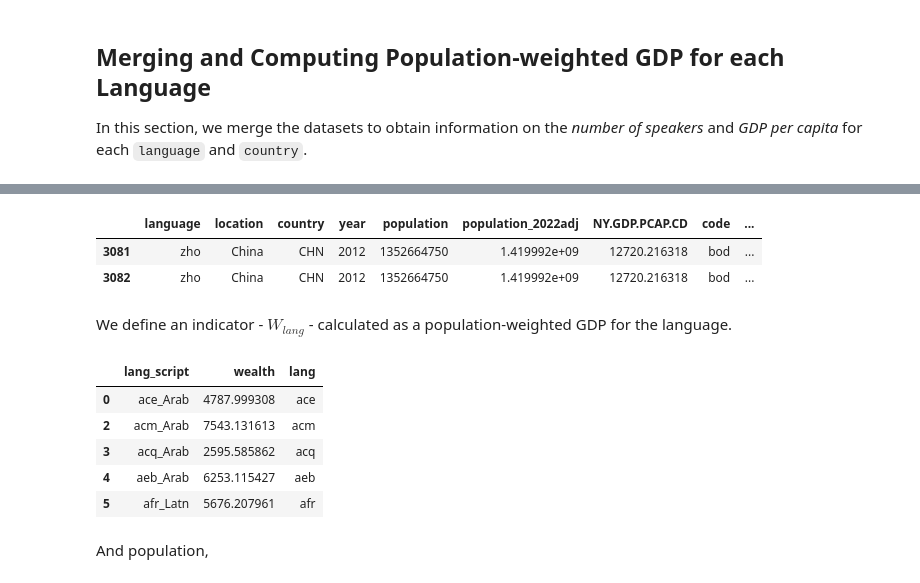
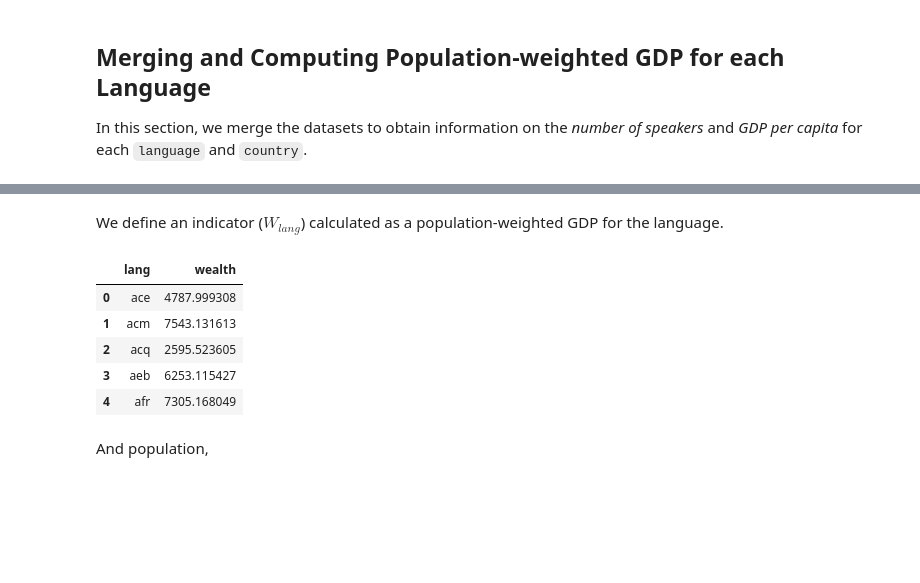
Before and after one commit to worldbank/double-jeopardy-in-llms, a Jupyter notebook: notebooks/compute-premium-costs.ipynb, the cells around one changed output, grey strips where cells are left out. Cells and saved outputs as stored; diff of their text form; code cells hidden in the pictures; blank space fills up the shorter version.

````diff
--- a/notebooks/compute-premium-costs.ipynb
+++ b/notebooks/compute-premium-costs.ipynb
@@ -100,6 +103,6 @@ In this section, we import the pre-cooked data, whose relevant columns are `lang
 Please note that the column `population_2022adj either 2022 or 2023, if available or 2022 adjusted.
 ```
 # %%
-LANG_POP = pd.read_csv("../data/processed/lang_pop2022adj_man.csv")
-LANG_POP[["language", "location", "country", "population_2022adj"]]
+LANG_POP = pd.read_csv("../data/processed/lang_pop2022adj.csv")
+LANG_POP[["lang", "location", "country", "population_2022adj"]]
 # %% [output]
@@ -133,17 +128,6 @@ LANG_POP["NY.GDP.PCAP.CD"] = LANG_POP["country"].apply(fetch_gdp_per_capita)
 
 The [World Bank Country API](https://datahelpdesk.worldbank.org/knowledgebase/articles/898590-country-api-queries) returns the current (as of 2024) [World Bank Country and Lending Groups](https://datahelpdesk.worldbank.org/knowledgebase/articles/906519-world-bank-country-and-lending-groups).
 # %%
-WB_COUNTRIES = pd.read_csv("../data/processed/language_country_income_level.csv")
-WB_COUNTRIES = WB_COUNTRIES.drop_duplicates(["id", "incomeLevel"])
-WB_COUNTRIES = WB_COUNTRIES[
-    [
-        "code",
-        "id",
-        "name",
-        "region",
-        "incomeLevel",
-        "capitalCity",
-        "longitude",
-        "latitude",
-    ]
-]
+WB_COUNTRIES = pd.read_csv(
+    "../data/processed/language_country_income_level.csv"
+).drop_duplicates(["id", "incomeLevel"])[["id", "incomeLevel"]]
@@ -152,7 +142,7 @@ WB_COUNTRIES = WB_COUNTRIES[
 
 In this section, we merge the datasets to obtain information on the *number of speakers* and *GDP per capita* for each `language` and `country`.
 # %%
-df = LANG_POP.merge(
+PREMIUMS = LANG_POP.merge(
     WB_COUNTRIES, left_on=["country"], right_on=["id"], how="left"
-).merge(COSTS, left_on=["language"], right_on=["lang"], how="left")
+).merge(PREMIUMS, on=["lang"], how="left")
 # %%
@@ -170,29 +151,28 @@ df.head()
-# %%
-df[df["lang"] == "zho"]
-# %% [output]
-|  | language | location | country | year | population | population_2022adj | NY.GDP.PCAP.CD | code | ... |
-| 3081 | zho | China | CHN | 2012 | 1352664750 | 1.419992e+09 | 12720.216318 | bod | ... |
-| 3082 | zho | China | CHN | 2012 | 1352664750 | 1.419992e+09 | 12720.216318 | bod | ... |
 # %% [markdown]
-We define an indicator - $W_{lang}$ -  calculated as a population-weighted GDP for the language.
+We define an indicator ($W_{lang}$) calculated as a population-weighted GDP for the language.
 # %%
-df["wealth"] = df["population_2022adj"] * df["NY.GDP.PCAP.CD"]
+wealth = PREMIUMS.copy()
 
-wealth = df.groupby(["lang_script"]).apply(
-    lambda x: x["wealth"].sum() / x["population_2022adj"].sum(),
-    include_groups=False,
+wealth["wealth"] = wealth["population_2022adj"] * wealth["NY.GDP.PCAP.CD"]
+wealth = (
+    wealth.groupby(["lang"])
+    .apply(
+        lambda x: x["wealth"].sum() / x["population_2022adj"].sum(),
+        include_groups=False,
+    )
+    .to_frame("wealth")
+    .reset_index()
 )
-wealth = wealth.to_frame("wealth").reset_index()
-wealth["lang"] = wealth["lang_script"].str.split("_").str[0]
-wealth.drop_duplicates(subset=["wealth", "lang"], inplace=True)
+# wealth["lang"] = wealth["lang_script"].str.split("_").str[0]
+# wealth.drop_duplicates(subset=["wealth", "lang"], inplace=True)
 wealth.head()
 # %% [output]
-|  | lang_script | wealth | lang |
-| 0 | ace_Arab | 4787.999308 | ace |
-| 2 | acm_Arab | 7543.131613 | acm |
-| 3 | acq_Arab | 2595.585862 | acq |
-| 4 | aeb_Arab | 6253.115427 | aeb |
-| 5 | afr_Latn | 5676.207961 | afr |
+|  | lang | wealth |
+| 0 | ace | 4787.999308 |
+| 1 | acm | 7543.131613 |
+| 2 | acq | 2595.523605 |
+| 3 | aeb | 6253.115427 |
+| 4 | afr | 7305.168049 |
 # %% [markdown]
 And population,
 # %%
````
Also changed, not shown: parts of 28 cells of this notebook.
